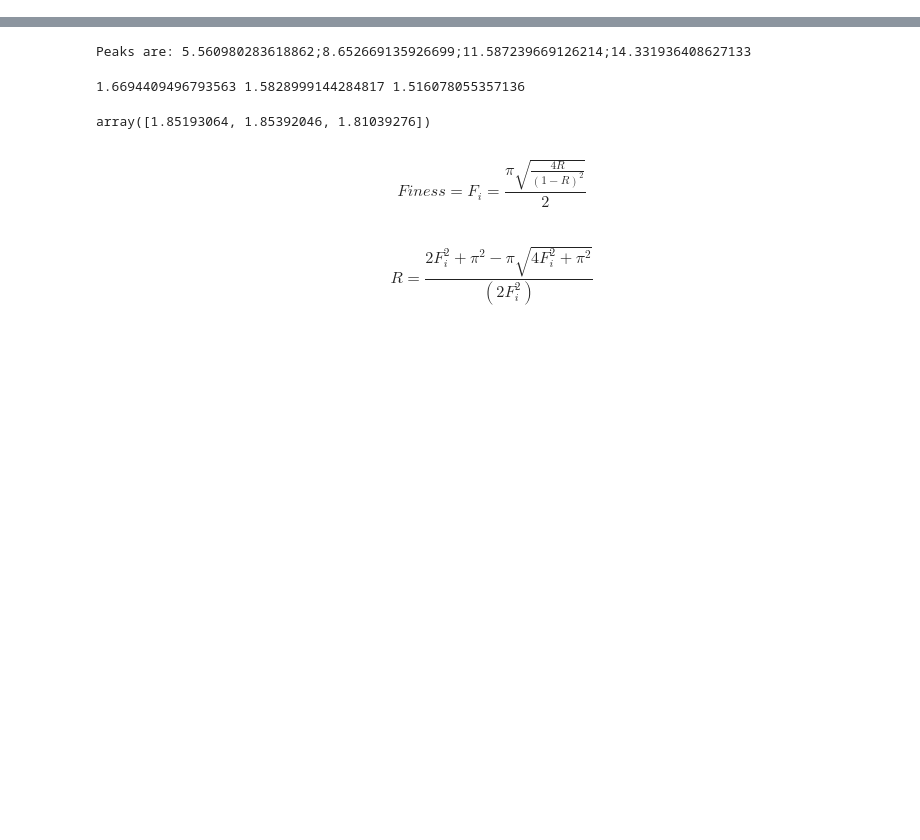
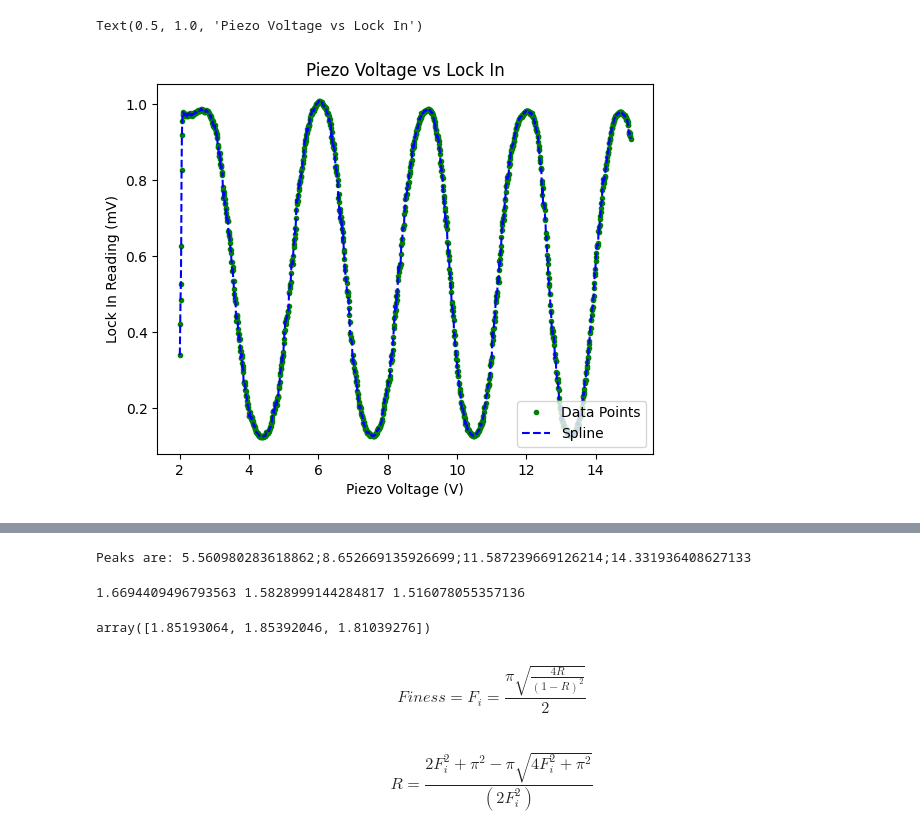
Before and after one commit to cwru-robin/Phys301, a Jupyter notebook: Inferometer/Anylisis.ipynb, the cells around one changed output, grey strips where cells are left out. Cells and saved outputs as stored; diff of their text form; code cells hidden in the pictures; blank space fills up the shorter version.

```diff
--- a/Inferometer/Anylisis.ipynb
+++ b/Inferometer/Anylisis.ipynb
@@ -23,3 +42,17 @@ Text(0.5, 1.0, 'Piezo Voltage vs Lock In')
+# %%
+fig = plt.figure()
+ax = fig.add_subplot(111)
+ax.plot(s1f3[0],s1f3[1], 'g.', label="Data Points")
+ax.plot(s1f3[0],splines1f3(s1f3[0]),'b--', label="Spline")
+
+
+ax.set_xlabel("Piezo Voltage (V)")
+ax.set_ylabel("Lock In Reading (mV)")
+ax.legend(loc=4)
+ax.set_title("Piezo Voltage vs Lock In")
+# %% [output]
+Text(0.5, 1.0, 'Piezo Voltage vs Lock In')
+[figure, added]
 # %%
 # Calculate x for max
 firstdevs1f1=splines1f1.derivative(n=1)
```
Also changed, not shown: parts of 6 cells of this notebook.
